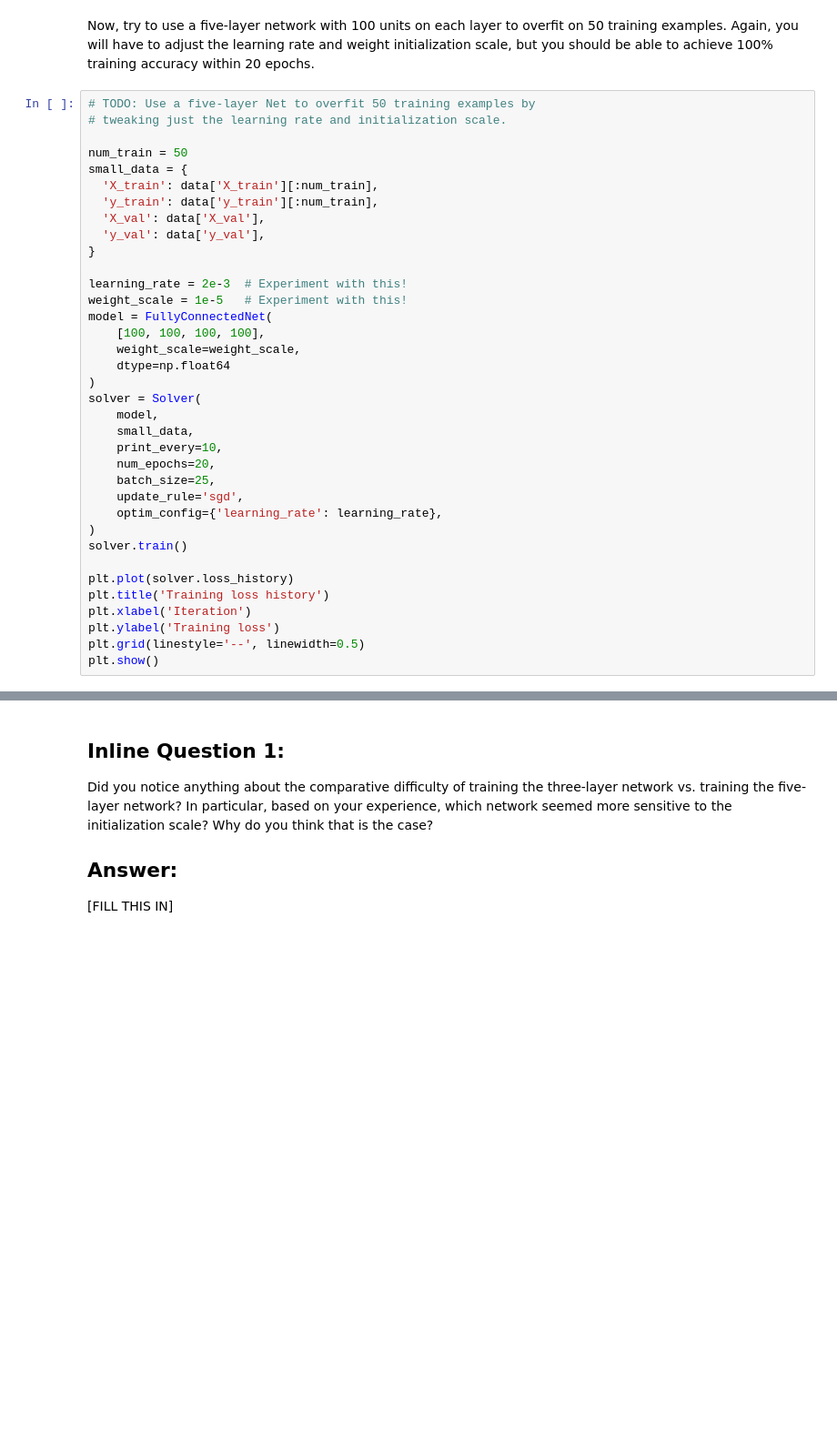
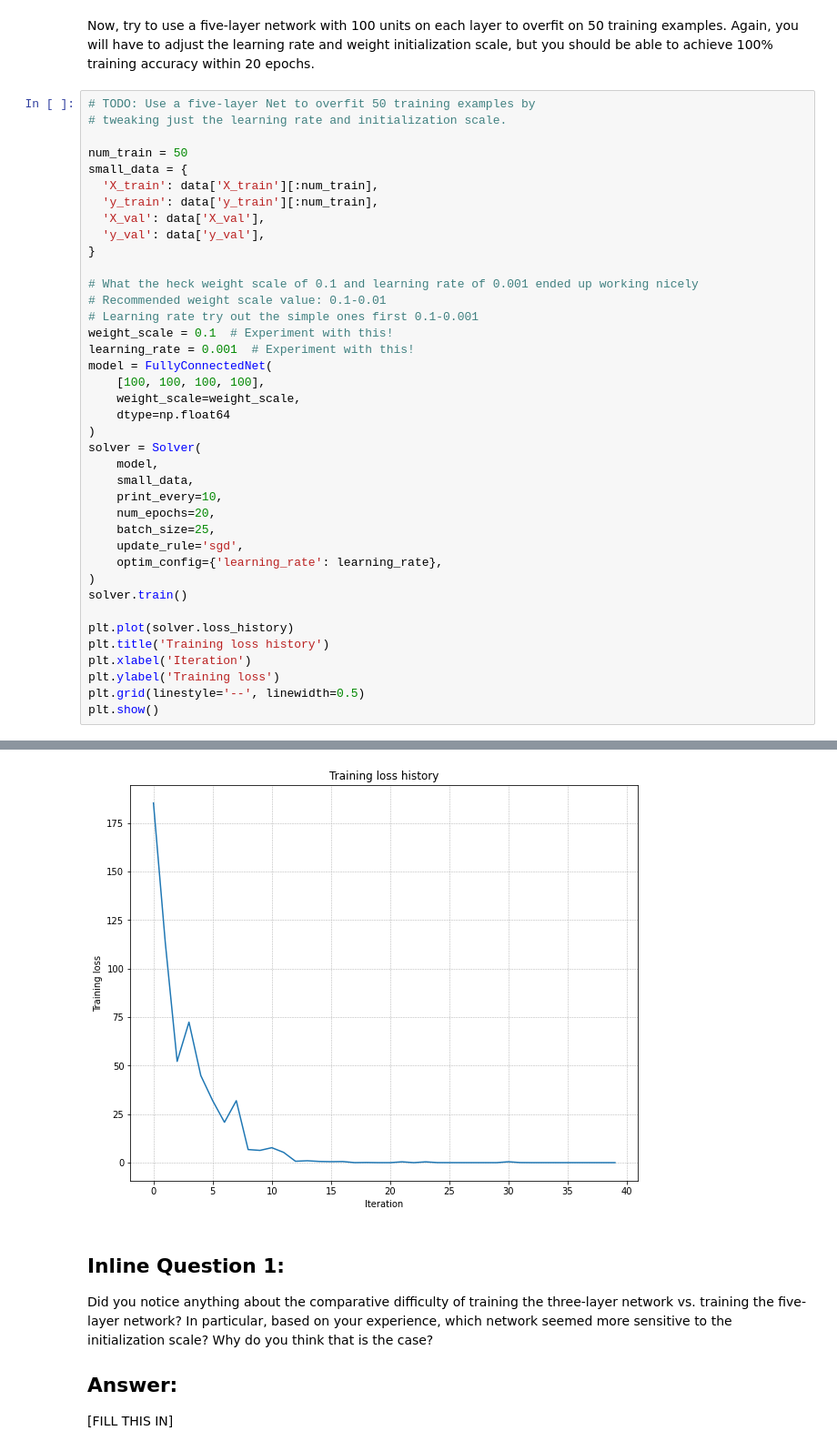
Before and after one commit to briancy02/cs231n-briancy02, a Jupyter notebook: assignments/assignment2/FullyConnectedNets.ipynb, the cells around one changed output, grey strips where cells are left out. Shown at 91% size. Cells and saved outputs as stored; diff of their text form; blank space fills up the shorter version.

```diff
--- a/assignments/assignment2/FullyConnectedNets.ipynb
+++ b/assignments/assignment2/FullyConnectedNets.ipynb
@@ -184,8 +196,11 @@ small_data = {
   'y_val': data['y_val'],
 }
 
-learning_rate = 2e-3  # Experiment with this!
-weight_scale = 1e-5   # Experiment with this!
+# What the heck weight scale of 0.1 and learning rate of 0.001 ended up working nicely
+# Recommended weight scale value: 0.1-0.01
+# Learning rate try out the simple ones first 0.1-0.001
+weight_scale = 0.1  # Experiment with this!
+learning_rate = 0.001  # Experiment with this!
 model = FullyConnectedNet(
     [100, 100, 100, 100],
     weight_scale=weight_scale,
@@ -208,3 +223,4 @@ plt.xlabel('Iteration')
 plt.ylabel('Training loss')
 plt.grid(linestyle='--', linewidth=0.5)
 plt.show()
+# %% [output]
@@ -211,3 +244,4 @@ plt.show()
+[figure, added]
 # %% [markdown]
 ## Inline Question 1:
 Did you notice anything about the comparative difficulty of training the three-layer network vs. training the five-layer network? In particular, based on your experience, which network seemed more sensitive to the initialization scale? Why do you think that is the case?
```
Also changed, not shown: parts of 4 cells of this notebook, 3 other files.
